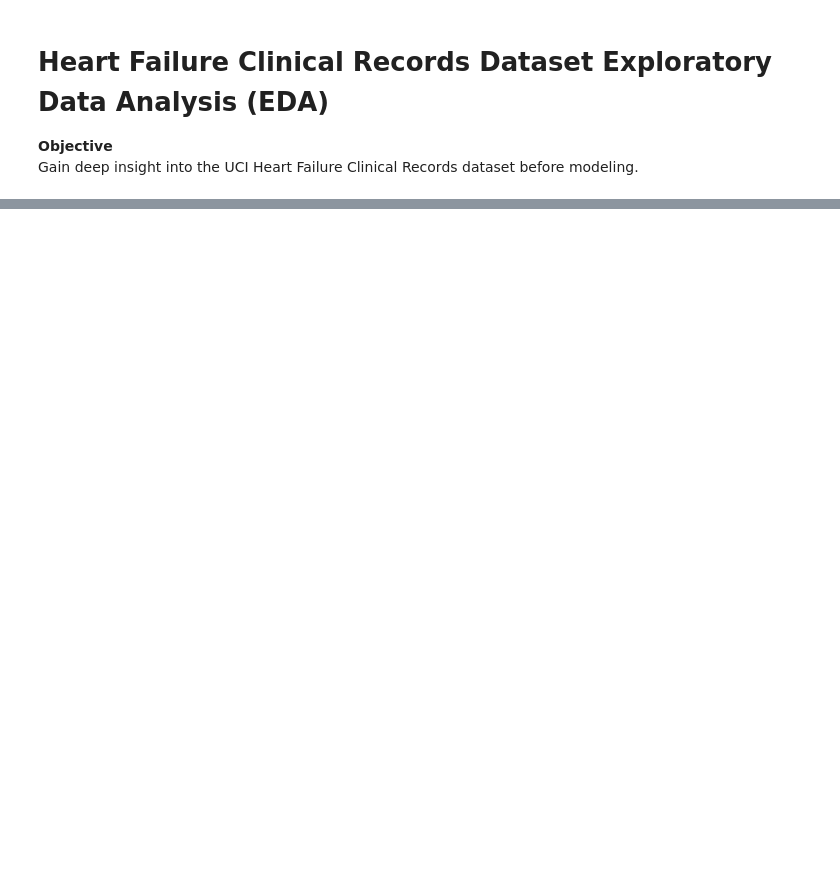
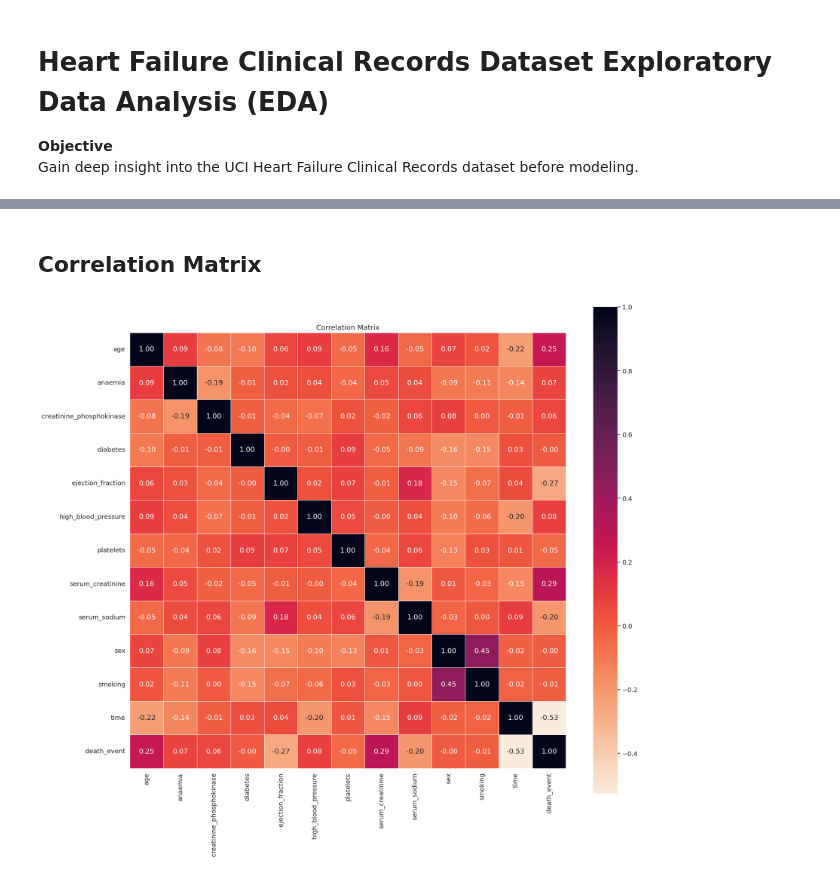
Before and after one commit to mwi-kali/Patient-Outcome-Prediction, a Jupyter notebook: notebooks/Heart_Failure_Clinical_Records_Dataset_Exploratory_Data_Analysis_(EDA).ipynb, the cells around one changed output, grey strips where cells are left out. Cells and saved outputs as stored; diff of their text form; code cells hidden in the pictures; blank space fills up the shorter version.

```diff
--- a/notebooks/Heart_Failure_Clinical_Records_Dataset_Exploratory_Data_Analysis_(EDA).ipynb
+++ b/notebooks/Heart_Failure_Clinical_Records_Dataset_Exploratory_Data_Analysis_(EDA).ipynb
@@ -276,0 +6,19 @@ Positive creatinine–age link is modest, reflecting age‑related renal decline
+# %%
+import warnings
+
+
+import matplotlib.gridspec as gridspec
+import matplotlib.pyplot as plt
+import numpy as np
+import pandas as pd
+import seaborn as sns
+
+
+from ucimlrepo import fetch_ucirepo
+
+
+sns.set(style='whitegrid', font_scale=1.2)
+
+
+warnings.filterwarnings("ignore", category=FutureWarning)
+warnings.filterwarnings("ignore", category=UserWarning)
@@ -276,0 +146,11 @@ Positive creatinine–age link is modest, reflecting age‑related renal decline
+# %% [markdown]
+## **Correlation Matrix**
+# %%
+
+plt.figure(figsize=(20, 18))
+corr = df.corr()
+sns.heatmap(corr, annot=True, fmt='.2f', cmap='rocket_r', square=True, linewidths=0.5)
+plt.title("Correlation Matrix")
+plt.show()
+# %% [output]
+[figure, added]
```
Also changed, not shown: parts of 40 cells of this notebook, 6 other files.
